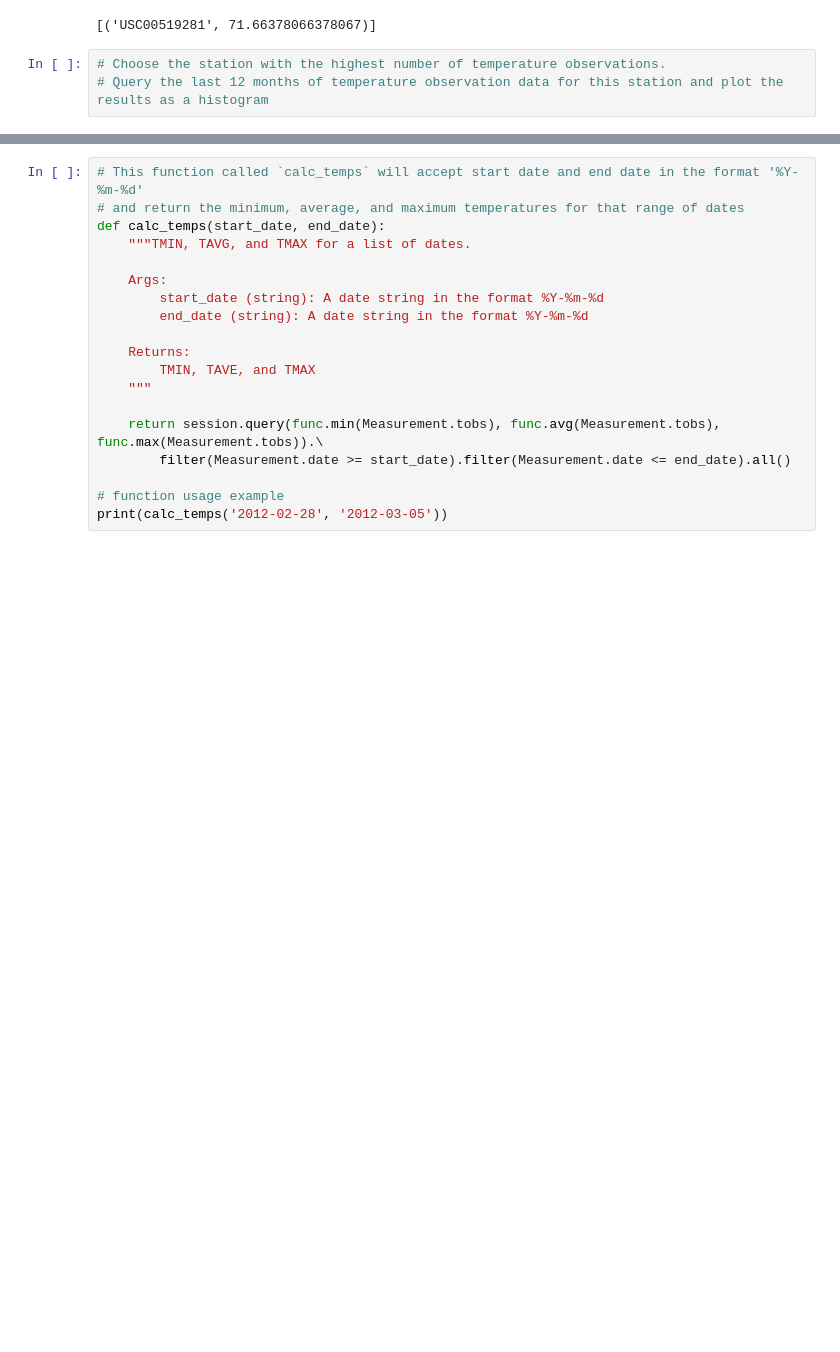
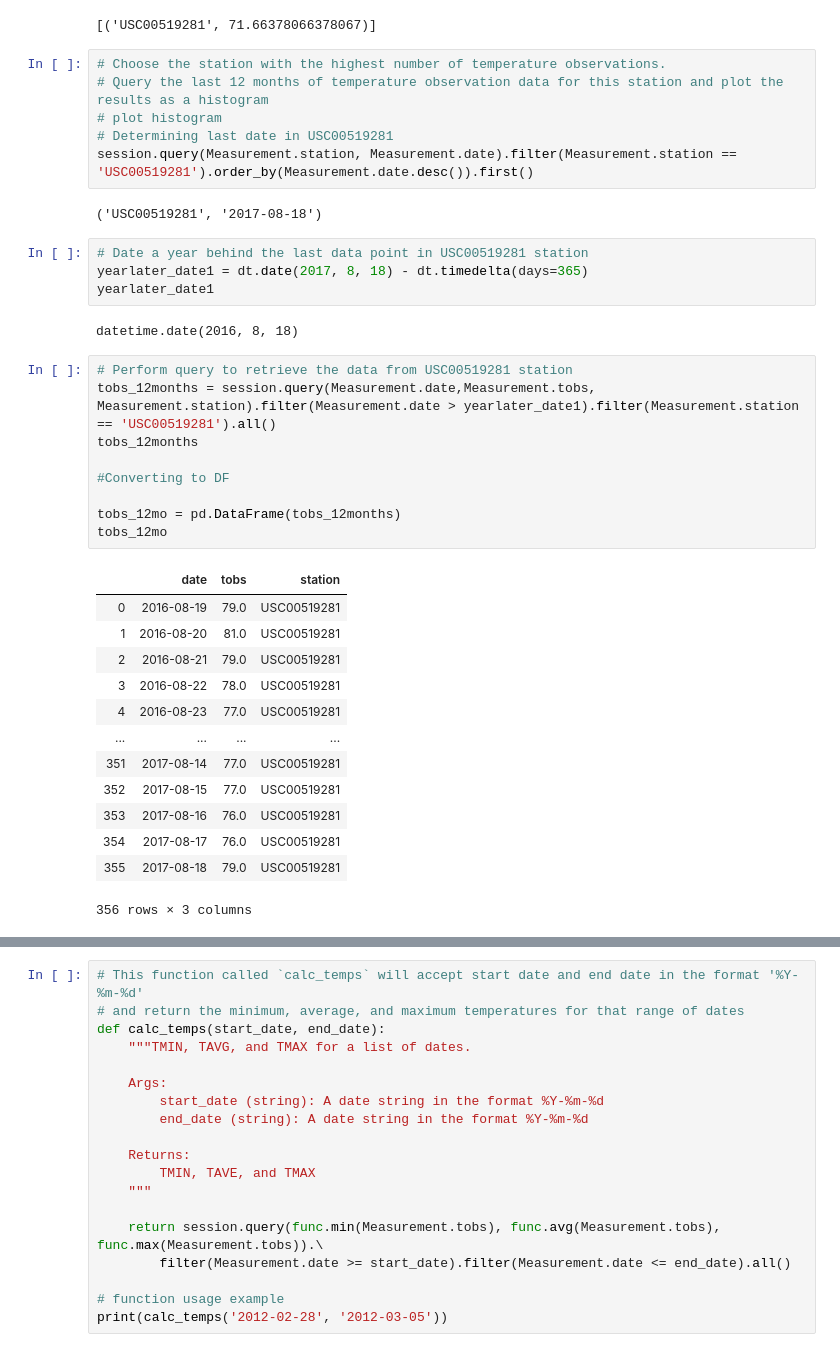
Before and after one commit to cosamagrande/sqlalchemy-challenge, a Jupyter notebook: climate_starter.ipynb, the cells around one changed output, grey strips where cells are left out. Drawn from its saved outputs; the diff is of its cells as text; blank space fills up the shorter version.

```diff
--- a/climate_starter.ipynb
+++ b/climate_starter.ipynb
@@ -190,3 +190,37 @@ ave_temp
 # %%
 # Choose the station with the highest number of temperature observations.
 # Query the last 12 months of temperature observation data for this station and plot the results as a histogram
+# plot histogram
+# Determining last date in USC00519281
+session.query(Measurement.station, Measurement.date).filter(Measurement.station == 'USC00519281').order_by(Measurement.date.desc()).first()
+# %% [output]
+('USC00519281', '2017-08-18')
+# %%
+# Date a year behind the last data point in USC00519281 station
+yearlater_date1 = dt.date(2017, 8, 18) - dt.timedelta(days=365)
+yearlater_date1
+# %% [output]
+datetime.date(2016, 8, 18)
+# %%
+# Perform query to retrieve the data from USC00519281 station
+tobs_12months = session.query(Measurement.date,Measurement.tobs, Measurement.station).filter(Measurement.date > yearlater_date1).filter(Measurement.station == 'USC00519281').all()
+tobs_12months
+
+#Converting to DF
+
+tobs_12mo = pd.DataFrame(tobs_12months)
+tobs_12mo
+# %% [output]
+|  | date | tobs | station |
+| 0 | 2016-08-19 | 79.0 | USC00519281 |
+| 1 | 2016-08-20 | 81.0 | USC00519281 |
+| 2 | 2016-08-21 | 79.0 | USC00519281 |
+| 3 | 2016-08-22 | 78.0 | USC00519281 |
+| 4 | 2016-08-23 | 77.0 | USC00519281 |
+| ... | ... | ... | ... |
+| 351 | 2017-08-14 | 77.0 | USC00519281 |
+| 352 | 2017-08-15 | 77.0 | USC00519281 |
+| 353 | 2017-08-16 | 76.0 | USC00519281 |
+| 354 | 2017-08-17 | 76.0 | USC00519281 |
+| 355 | 2017-08-18 | 79.0 | USC00519281 |
+356 rows × 3 columns
```
Also changed, not shown: parts of 2 cells of this notebook.
